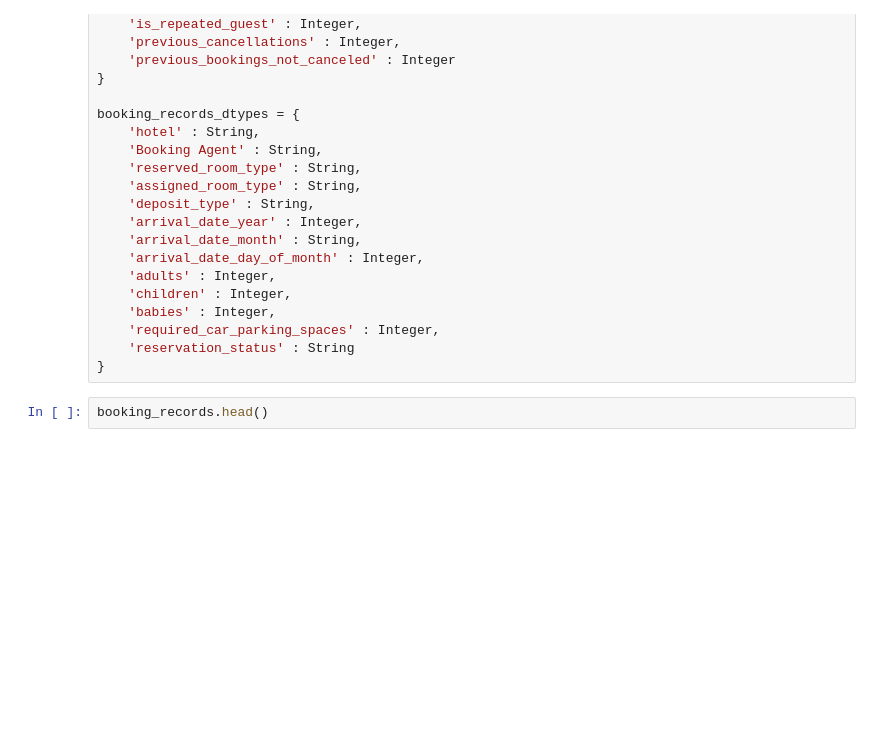
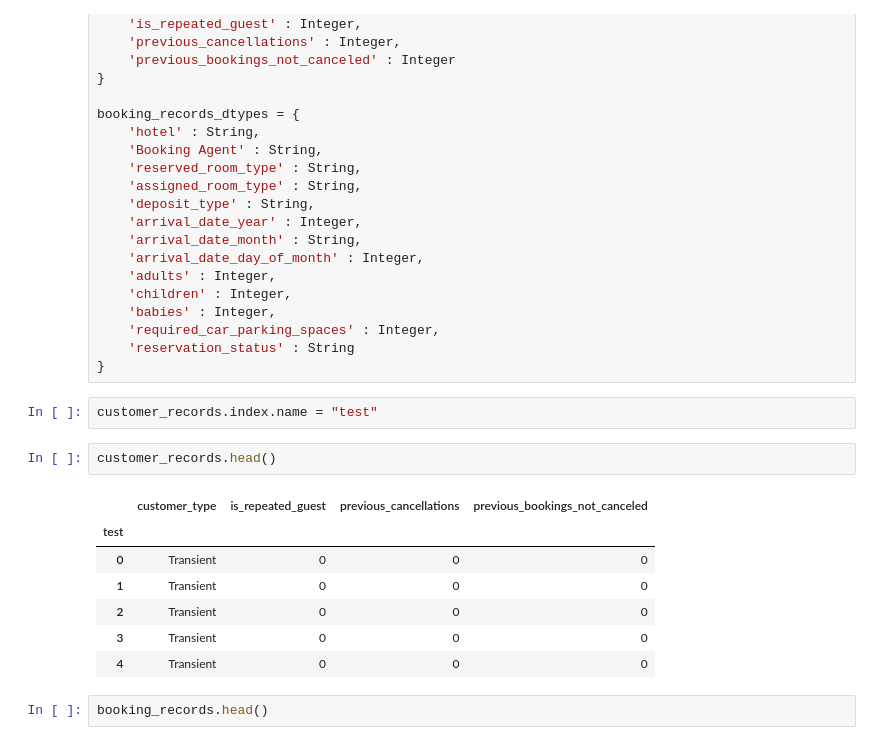
Before and after one commit to sheldyso/Database-implementation-project, a Jupyter notebook: Data Pipeline Integration.ipynb, the cells around one changed output. Drawn from its saved outputs; the diff is of its cells as text; blank space fills up the shorter version.

```diff
--- a/Data Pipeline Integration.ipynb
+++ b/Data Pipeline Integration.ipynb
@@ -95,6 +91,18 @@ booking_records_dtypes = {
     'required_car_parking_spaces' : Integer,
     'reservation_status' : String
 }
+# %%
+customer_records.index.name = "test"
+# %%
+customer_records.head()
+# %% [output]
+|  | customer_type | is_repeated_guest | previous_cancellations | previous_bookings_not_canceled |
+| test |  |  |  |  |
+| 0 | Transient | 0 | 0 | 0 |
+| 1 | Transient | 0 | 0 | 0 |
+| 2 | Transient | 0 | 0 | 0 |
+| 3 | Transient | 0 | 0 | 0 |
+| 4 | Transient | 0 | 0 | 0 |
 # %%
 booking_records.head()
 # %% [output]
```
Also changed, not shown: parts of 10 cells of this notebook, 1 other file.
